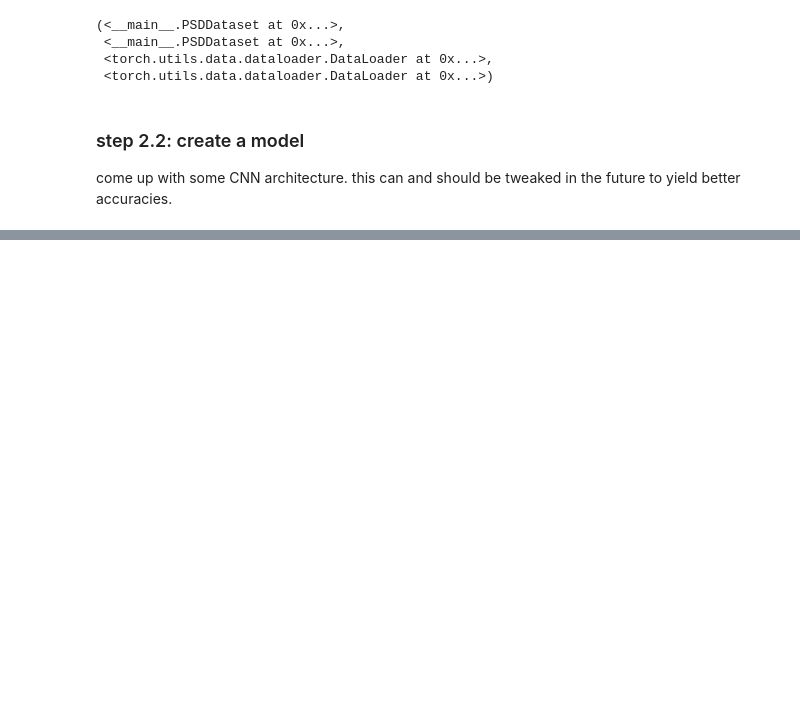
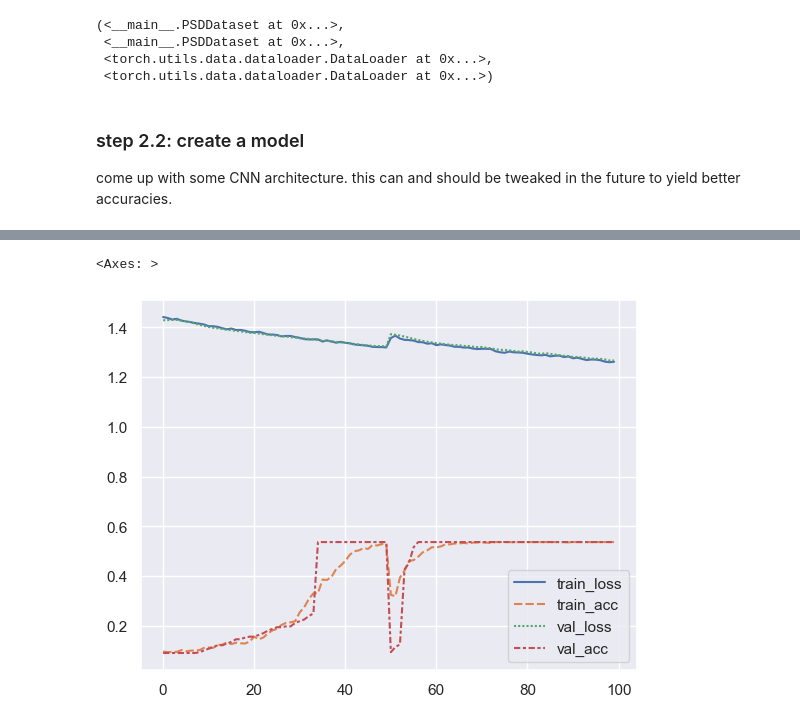
Before and after one commit to jiyometrik/drones-sentinel, a Jupyter notebook: main.ipynb, the cells around one changed output, grey strips where cells are left out. Saved outputs shown, nothing was run; the diff lists cells and outputs as text; code cells hidden in the pictures; blank space fills up the shorter version.

```diff
--- a/main.ipynb
+++ b/main.ipynb
@@ -360,7 +367,7 @@ class PSDClassifier(nn.Module):
 N_EPOCHS = 50
 LR = 0.001
 
-performance_stats = {
+simple_performance_stats = {
     "train_loss": [],
     "train_acc": [],
     "val_loss": [],
@@ -452,0 +477,5 @@ RuntimeError: DataLoader worker (pid(s) 23588, 23088) exited unexpectedly
+# %%
+sns.lineplot(data=pd.DataFrame(simple_performance_stats))
+# %% [output]
+<Axes: >
+[figure, added]
```
Also changed, not shown: parts of 6 cells of this notebook, 1 other file.
